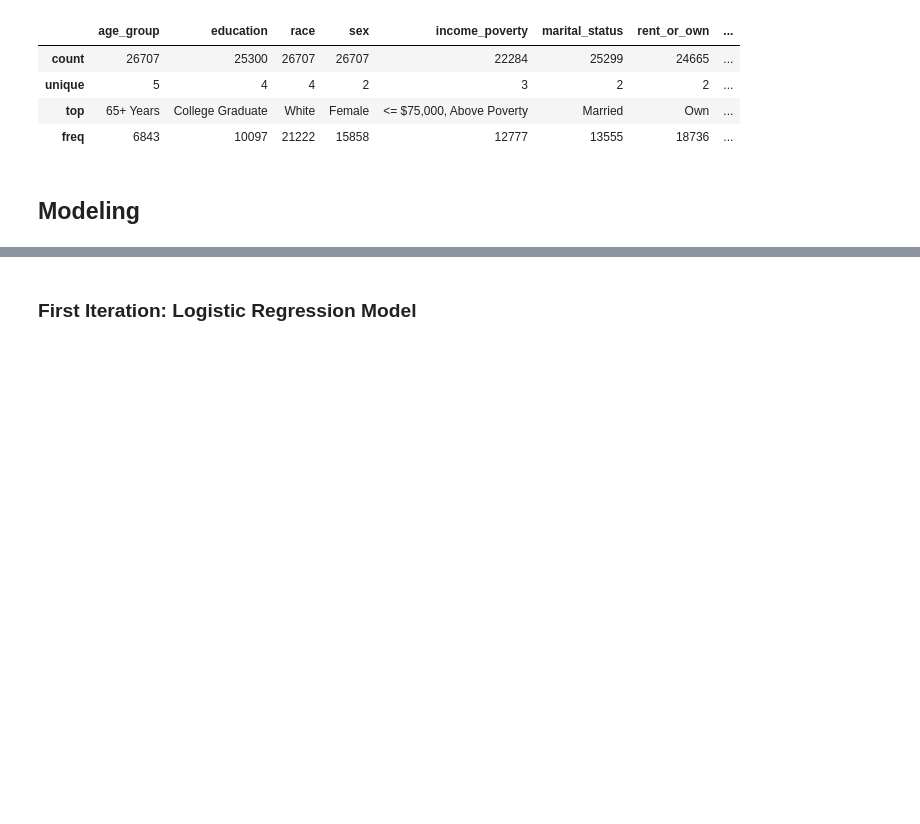
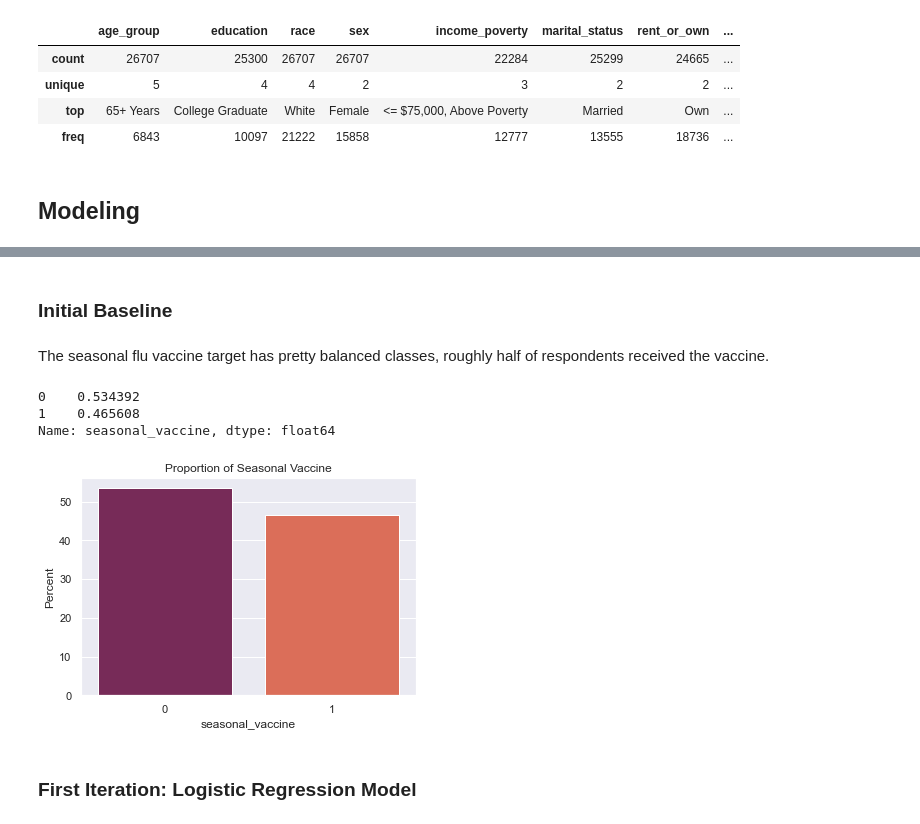
Before and after one commit to toscatle/flu_vaccine_analysis, a Jupyter notebook: flu_vaccine_analysis.ipynb, the cells around one changed output, grey strips where cells are left out. Cells and saved outputs as stored; diff of their text form; code cells hidden in the pictures; blank space fills up the shorter version.

```diff
--- a/flu_vaccine_analysis.ipynb
+++ b/flu_vaccine_analysis.ipynb
@@ -227,6 +252,30 @@ preprocessor = ColumnTransformer(
         ('num', num_transformer, num_cols),
         ('ohe', ohe_transformer, cols_to_ohe),
         ('freq', freq_transformer, cols_to_freq)])
+# %% [markdown]
+### Initial Baseline
+# %% [markdown]
+The seasonal flu vaccine target has pretty balanced classes, roughly half of respondents received the vaccine.
+# %%
+#model-less baseline
+df['seasonal_vaccine'].value_counts(normalize=True)
+# %% [output]
+0    0.534392
+1    0.465608
+Name: seasonal_vaccine, dtype: float64
+# %%
+#plotting the model-less baseline to visualize
+sns.set_theme(style='darkgrid')
+
+ax = sns.barplot(x='seasonal_vaccine',
+                 y='seasonal_vaccine',
+                 data=df,
+                 estimator=lambda x: len(x) / len(df) * 100,
+                 palette='rocket')
+ax.set(ylabel="Percent")
+ax.set(title='Proportion of Seasonal Vaccine');
+# %% [output]
+[figure, added]
 # %% [markdown]
 ### First Iteration: Logistic Regression Model
 # %%
```
Also changed, not shown: parts of 20 cells of this notebook.
